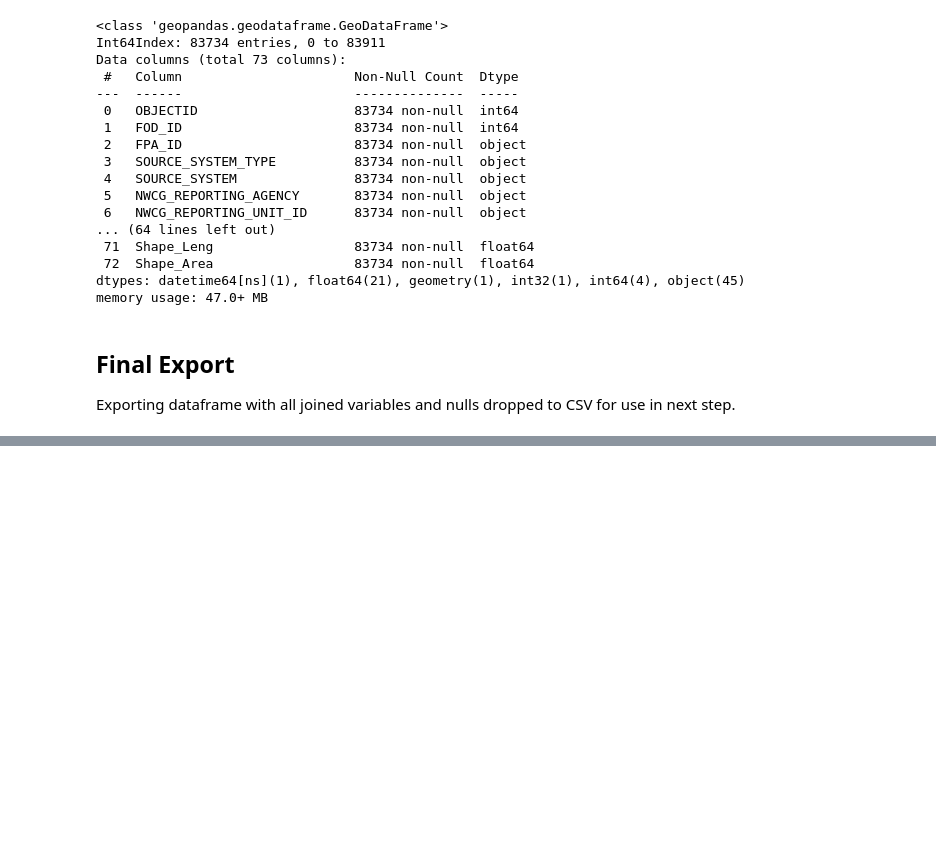
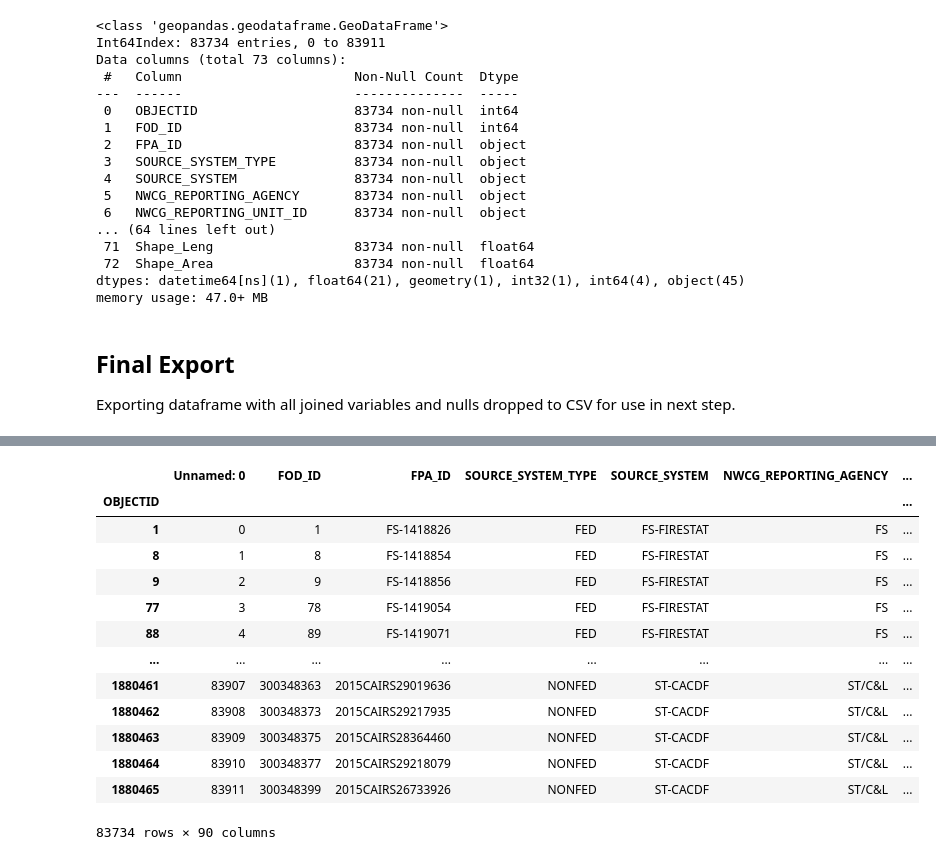
Before and after one commit to allankapoor/wildfire_prediction, a Jupyter notebook: Capstone2_DataWrangling.ipynb, the cells around one changed output, grey strips where cells are left out. Drawn from its saved outputs; the diff is of its cells as text; code cells hidden in the pictures; blank space fills up the shorter version.

```diff
--- a/Capstone2_DataWrangling.ipynb
+++ b/Capstone2_DataWrangling.ipynb
@@ -841,0 +891,6 @@ test_gdf[test_gdf['FIRE_YEAR'] == 2005].plot()
+# %%
+%%time
+#spatial join (based on location) of wildfires points to county polygons (only want NAME column)
+wildfires_gdf_countyjoin = gpd.tools.sjoin(wildfires_gdf, counties_gdf, how="left")
+wildfires_gdf_countyjoin
+# %% [output]
@@ -841,0 +899,14 @@ test_gdf[test_gdf['FIRE_YEAR'] == 2005].plot()
+|  | Unnamed: 0 | FOD_ID | FPA_ID | SOURCE_SYSTEM_TYPE | SOURCE_SYSTEM | NWCG_REPORTING_AGENCY | ... |
+| OBJECTID |  |  |  |  |  |  | ... |
+| 1 | 0 | 1 | FS-1418826 | FED | FS-FIRESTAT | FS | ... |
+| 8 | 1 | 8 | FS-1418854 | FED | FS-FIRESTAT | FS | ... |
+| 9 | 2 | 9 | FS-1418856 | FED | FS-FIRESTAT | FS | ... |
+| 77 | 3 | 78 | FS-1419054 | FED | FS-FIRESTAT | FS | ... |
+| 88 | 4 | 89 | FS-1419071 | FED | FS-FIRESTAT | FS | ... |
+| ... | ... | ... | ... | ... | ... | ... | ... |
+| 1880461 | 83907 | 300348363 | 2015CAIRS29019636 | NONFED | ST-CACDF | ST/C&L | ... |
+| 1880462 | 83908 | 300348373 | 2015CAIRS29217935 | NONFED | ST-CACDF | ST/C&L | ... |
+| 1880463 | 83909 | 300348375 | 2015CAIRS28364460 | NONFED | ST-CACDF | ST/C&L | ... |
+| 1880464 | 83910 | 300348377 | 2015CAIRS29218079 | NONFED | ST-CACDF | ST/C&L | ... |
+| 1880465 | 83911 | 300348399 | 2015CAIRS26733926 | NONFED | ST-CACDF | ST/C&L | ... |
+83734 rows × 90 columns
```
Also changed, not shown: parts of 19 cells of this notebook, 1 other file.
